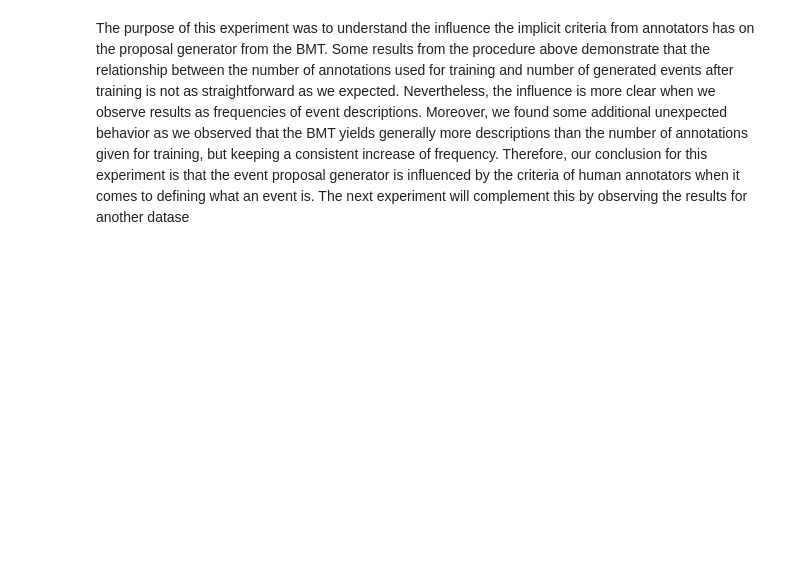
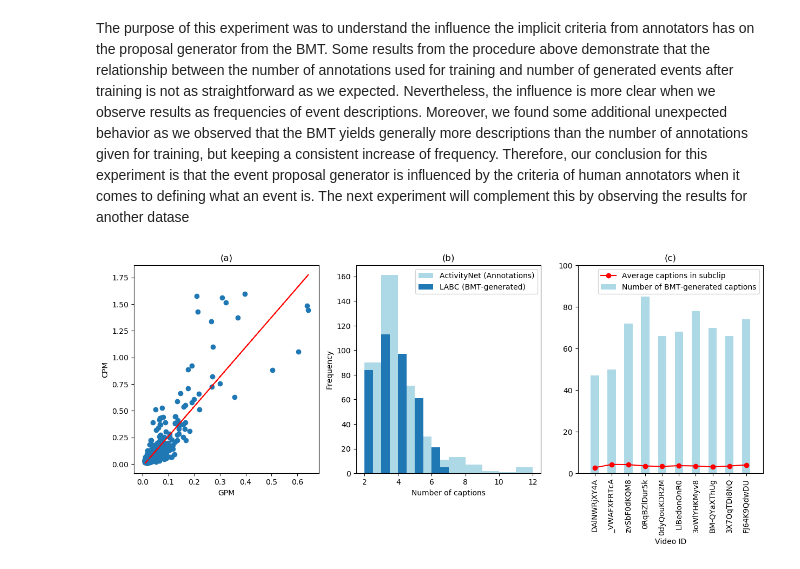
Before and after one commit to oscarmires/BMT, a Jupyter notebook: clipping_experiments/4_1_Short_Unclipped.ipynb, the cells around one changed output. Cells and saved outputs as stored; diff of their text form; code cells hidden in the pictures; blank space fills up the shorter version.

Commit message:
Update experiments

```diff
--- a/clipping_experiments/4_1_Short_Unclipped.ipynb
+++ b/clipping_experiments/4_1_Short_Unclipped.ipynb
@@ -498,3 +498,61 @@ observed that the BMT yields generally more descriptions than the number of anno
 but keeping a consistent increase of frequency. Therefore, our conclusion for this experiment is that the
 event proposal generator is influenced by the criteria of human annotators when it comes to defining what
 an event is. The next experiment will complement this by observing the results for another datase
+# %%
+fig, axes = plt.subplots(nrows=1, ncols=3)
+
+fig.set_figheight(5)
+fig.set_figwidth(15)
+
+# Correlation
+ax = axes[0]
+
+x = anetc_filtered_df.gpm
+y = bmt_results_df.cpm
+
+ax.scatter(x, y)
+
+ax.set_xlabel("GPM")
+ax.set_ylabel("CPM")
+ax.set_title("(a)")
+
+# calc the trendline
+z = np.polyfit(x, y, 1)
+p = np.poly1d(z)
+ax.plot(x, p(x), "r--")
+
+# Distribution
+ax = axes[1]
+
+anetc_val_df.iloc[:391].number_captions.plot.hist(color="lightblue", ax=ax)
+ft_output.number_captions.plot.hist(ax=ax)
+ax.legend(['ActivityNet (Annotations)', 'LABC (BMT-generated)'])
+ax.set_xlabel('Number of captions')
+ax.set_title("(b)")
+
+
+# Bar
+ax = axes[2]
+
+FT_OUTPUT_PATH = '/home/A01630791/bmt_clipping_experiments/Output_4_3/4_3_bmt_captions_save.json'
+ft_output = pd.read_json(FT_OUTPUT_PATH, orient='records')
+ft_output['number_captions'] = [len(sample.captions) for index, sample in ft_output.iterrows()]
+FM_OUTPUT_PATH_1 = '/home/A01630791/bmt_clipping_experiments/Output_4_4/4_4_filtered_captions1.json'
+fm_results_df = pd.read_json(FM_OUTPUT_PATH_1, orient='records')
+fm_results_df['number_captions'] = [len(sample.captions) for index, sample in fm_results_df.iterrows()]
+average_clip_captions = ft_output.groupby(by='video_id').number_captions.mean()
+average_clip_captions.rename("avg_clip_captions", inplace=True)
+fm_results_df = pd.merge(fm_results_df, average_clip_captions, how='left', on='video_id')
+fm_results_df.sort_values(by='duration', inplace=True)
+fm_results_df.plot.bar(x="video_id", y="number_captions", color="lightblue", ax=ax, rot=90)
+fm_results_df.plot(kind="line", x="video_id", y="avg_clip_captions", color="red", marker='o', ax=ax, rot=90)
+ax.legend(['Average captions in subclip', 'Number of BMT-generated captions'])
+ax.set_xlabel('Video ID')
+ax.set_xlim(-1, 10)
+ax.set_ylim(0, 100)
+ax.set_title("(c)")
+
+
+plt.savefig('/home/A01630791/bmt_clipping_experiments/expo.png', dpi=300, bbox_inches='tight')
+# %% [output]
+[figure, added]
```
Also changed, not shown: parts of 2 cells of this notebook, 6 other files.
